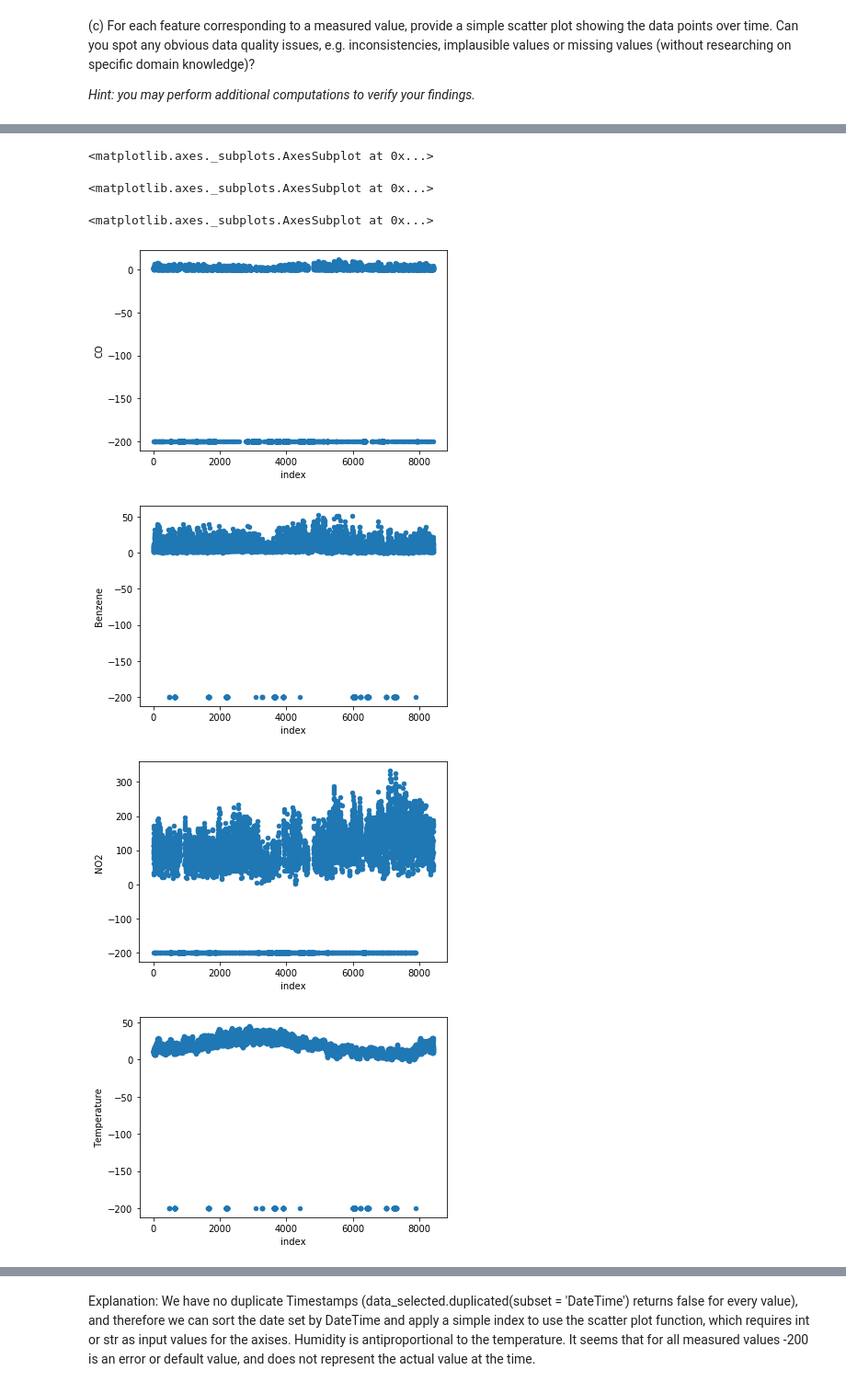
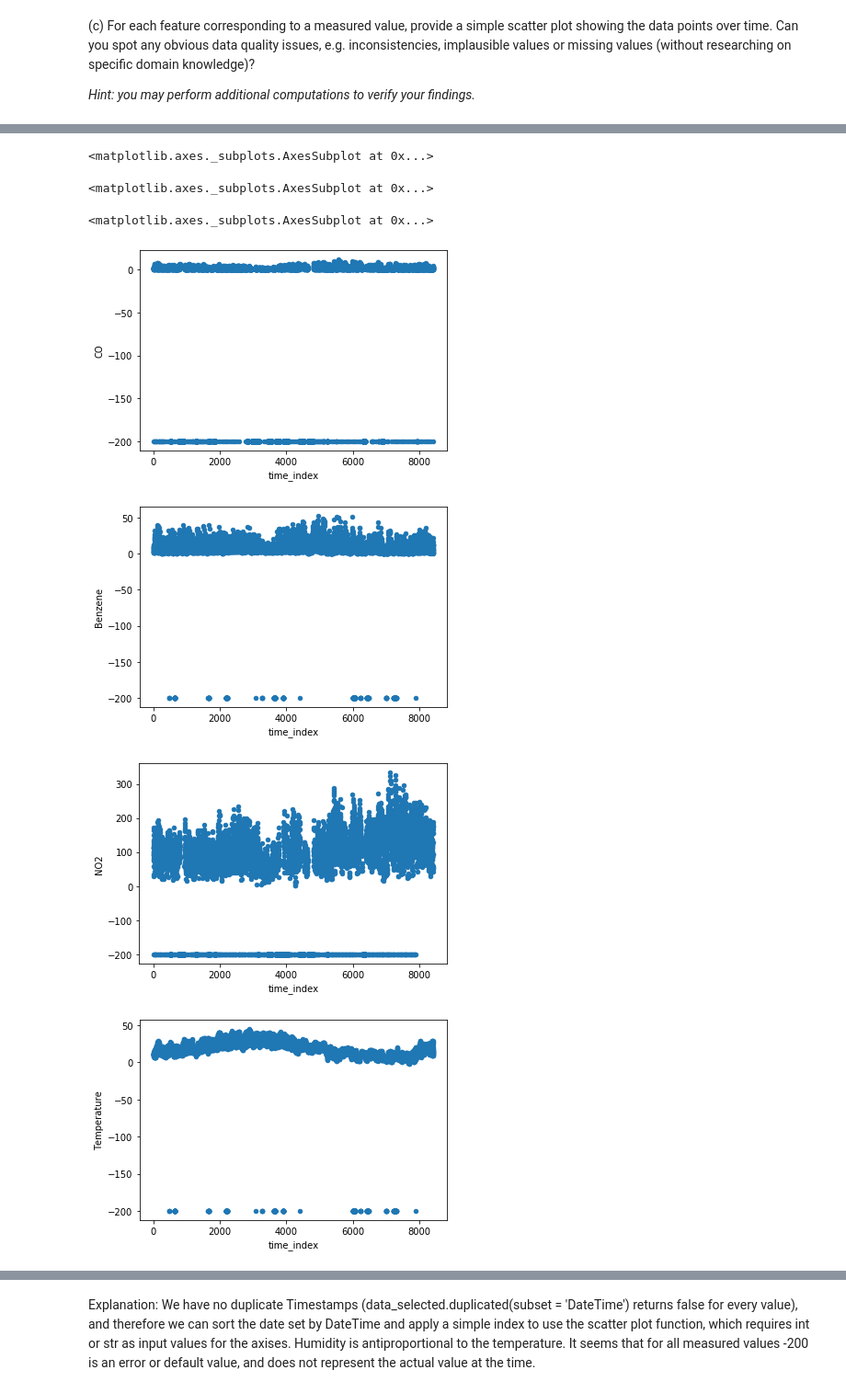
Before and after one commit to janhaa/data-science-ws1920, a Jupyter notebook: assignment2/IDSAssignmentSecondPart.ipynb, the cells around one changed output, grey strips where cells are left out. Shown: that part at 92% size. Drawn from its saved outputs; the diff is of its cells as text; code cells hidden in the pictures.

```diff
--- a/assignment2/IDSAssignmentSecondPart.ipynb
+++ b/assignment2/IDSAssignmentSecondPart.ipynb
@@ -146,16 +146,16 @@ data_selected = data_selected.drop(['Date', 'Time'], axis = 1)
 # %%
 #your code
 data_selected = data_selected.sort_values(by= ['DateTime'])
-data_selected['index'] = range(1, len(data_selected) + 1)
+data_selected['time_index'] = range(1, len(data_selected) + 1)
 for cl in column:
-    data_selected.plot.scatter(x= 'index', y= cl)
+    data_selected.plot.scatter(x= 'time_index', y= cl)
 # %% [output]
 <matplotlib.axes._subplots.AxesSubplot at 0x...>
 <matplotlib.axes._subplots.AxesSubplot at 0x...>
 <matplotlib.axes._subplots.AxesSubplot at 0x...>
 <matplotlib.axes._subplots.AxesSubplot at 0x...>
 <matplotlib.axes._subplots.AxesSubplot at 0x...>
-[figure, old version]
+[figure, new version]
-[figure, old version]
+[figure, new version]
-[figure, old version]
+[figure, new version]
-[figure, old version]
+[figure, new version]
```
Also changed, not shown: parts of 1 cell of this notebook.
